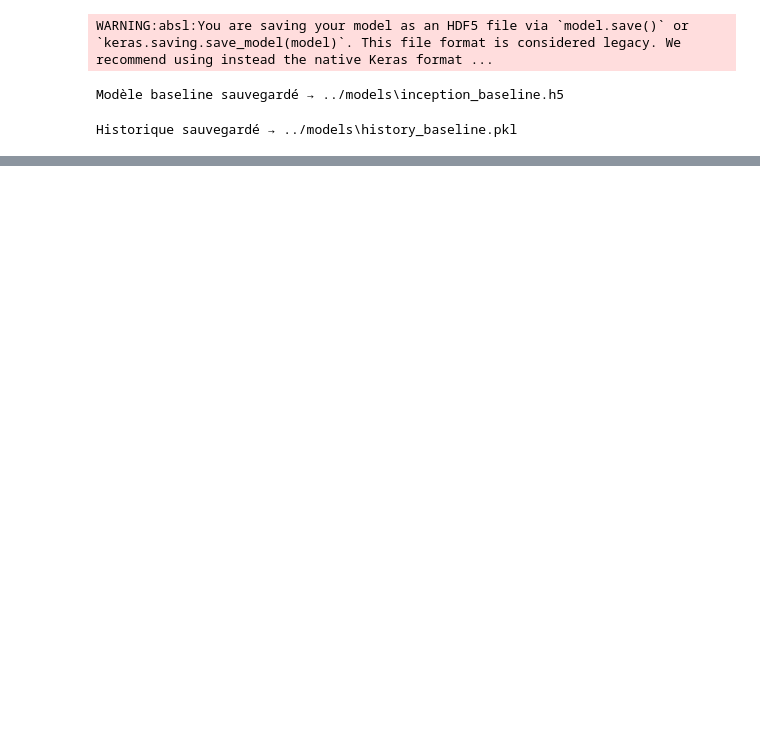
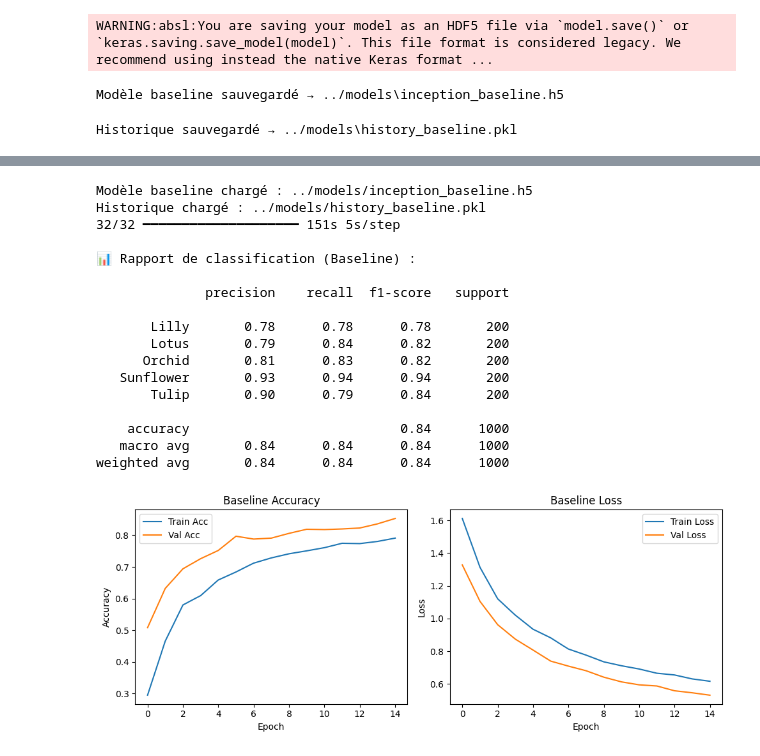
Before and after one commit to AimadOufares/Flower_Classification_Inception, a Jupyter notebook: code/02_baseline_model.ipynb, the cells around one changed output, grey strips where cells are left out. Drawn from its saved outputs; the diff is of its cells as text; code cells hidden in the pictures; blank space fills up the shorter version.

Commit message:
Version finale du projet : code complet, rapports, visualisations et documentation prêts à rendre

```diff
--- a/code/02_baseline_model.ipynb
+++ b/code/02_baseline_model.ipynb
@@ -176,3 +177,62 @@ with open(HISTORY_PATH, "wb") as f:
 print("Historique sauvegardé →", HISTORY_PATH)
 # %% [output]
 Historique sauvegardé → ../models\history_baseline.pkl
+# %%
+# ------------------------------------------------------------
+# 11. Recharger le modèle et l'historique pour affichage
+# ------------------------------------------------------------
+
+# Chemins des fichiers
+MODEL_PATH = "../models/inception_baseline.h5"
+HISTORY_PATH = "../models/history_baseline.pkl"
+
+# 1. Recharger le modèle
+model = tf.keras.models.load_model(MODEL_PATH)
+print("Modèle baseline chargé :", MODEL_PATH)
+
+# 2. Recharger l'historique
+with open(HISTORY_PATH, "rb") as f:
+    history = pickle.load(f)
+print("Historique chargé :", HISTORY_PATH)
+
+# 3. Classes
+class_names = list(val_gen.class_indices.keys())
+
+# 4. Prédictions sur l'ensemble de validation
+y_true = val_gen.classes
+y_pred = model.predict(val_gen)
+y_pred_classes = np.argmax(y_pred, axis=1)
+
+# 5. Rapport de classification
+report = classification_report(
+    y_true,
+    y_pred_classes,
+    target_names=class_names
+)
+print("\n📊 Rapport de classification (Baseline) :\n")
+print(report)
+
+# 6. Affichage des courbes Accuracy & Loss
+plt.figure(figsize=(10,4))
+
+# Accuracy
+plt.subplot(1,2,1)
+plt.plot(history['accuracy'], label='Train Acc')
+plt.plot(history['val_accuracy'], label='Val Acc')
+plt.title("Baseline Accuracy")
+plt.xlabel("Epoch")
+plt.ylabel("Accuracy")
+plt.legend()
+
+# Loss
+plt.subplot(1,2,2)
+plt.plot(history['loss'], label='Train Loss')
+plt.plot(history['val_loss'], label='Val Loss')
+plt.title("Baseline Loss")
+plt.xlabel("Epoch")
+plt.ylabel("Loss")
+plt.legend()
+
+plt.tight_layout()
+plt.show()
+# %% [output]
@@ -178,0 +240,18 @@ Historique sauvegardé → ../models\history_baseline.pkl
+Modèle baseline chargé : ../models/inception_baseline.h5
+Historique chargé : ../models/history_baseline.pkl
+32/32 ━━━━━━━━━━━━━━━━━━━━ 151s 5s/step
+
+📊 Rapport de classification (Baseline) :
+
+              precision    recall  f1-score   support
+
+       Lilly       0.78      0.78      0.78       200
+       Lotus       0.79      0.84      0.82       200
+      Orchid       0.81      0.83      0.82       200
+   Sunflower       0.93      0.94      0.94       200
+       Tulip       0.90      0.79      0.84       200
+
+    accuracy                           0.84      1000
+   macro avg       0.84      0.84      0.84      1000
+weighted avg       0.84      0.84      0.84      1000
+[figure, added]
```
Also changed, not shown: parts of 2 cells of this notebook, 3 other files.
